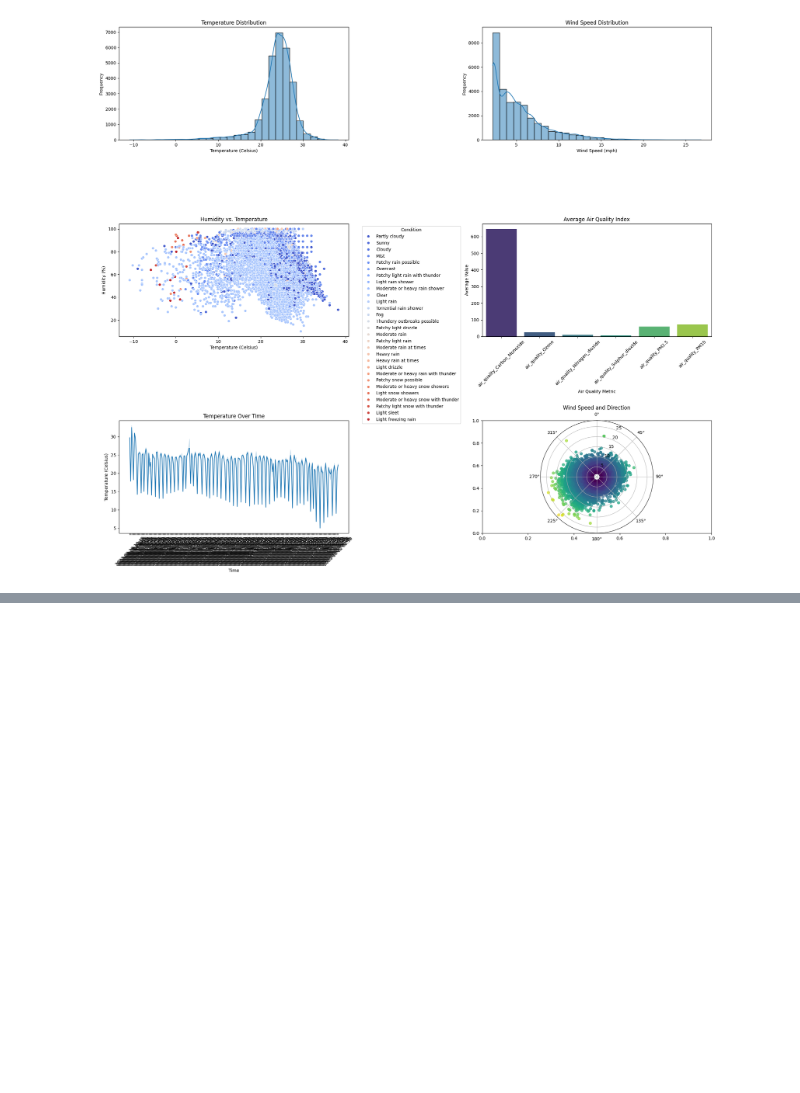
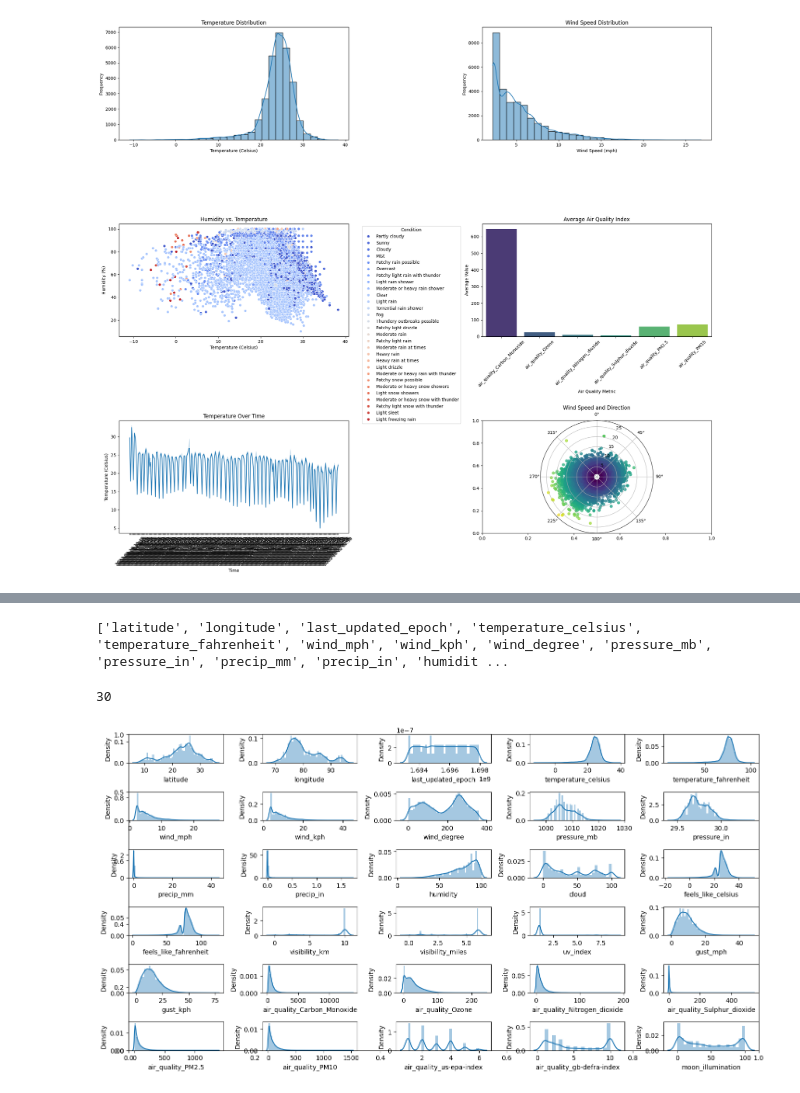
Before and after one commit to agpersonal6104/Machine-Learning, a Jupyter notebook: RainfallPredictionIndia.ipynb, the cells around one changed output, grey strips where cells are left out. Drawn from its saved outputs; the diff is of its cells as text; code cells hidden in the pictures; blank space fills up the shorter version.

```diff
--- a/RainfallPredictionIndia.ipynb
+++ b/RainfallPredictionIndia.ipynb
@@ -171,0 +183,19 @@ plt.show()
+# %%
+features = list(df.select_dtypes(include = np.number).columns)
+features
+# %% [output]
+['latitude', 'longitude', 'last_updated_epoch', 'temperature_celsius', 'temperature_fahrenheit', 'wind_mph', 'wind_kph', 'wind_degree', 'pressure_mb', 'pressure_in', 'precip_mm', 'precip_in', 'humidit ...
+# %%
+len(features)
+# %% [output]
+30
+# %%
+plt.subplots(figsize=(15,8))
+
+for i, col in enumerate(features):
+  plt.subplot(6,5, i + 1)
+  sns.distplot(df[col])
+plt.tight_layout()
+plt.show()
+# %% [output]
+[figure, added]
```
Also changed, not shown: parts of 6 cells of this notebook.
